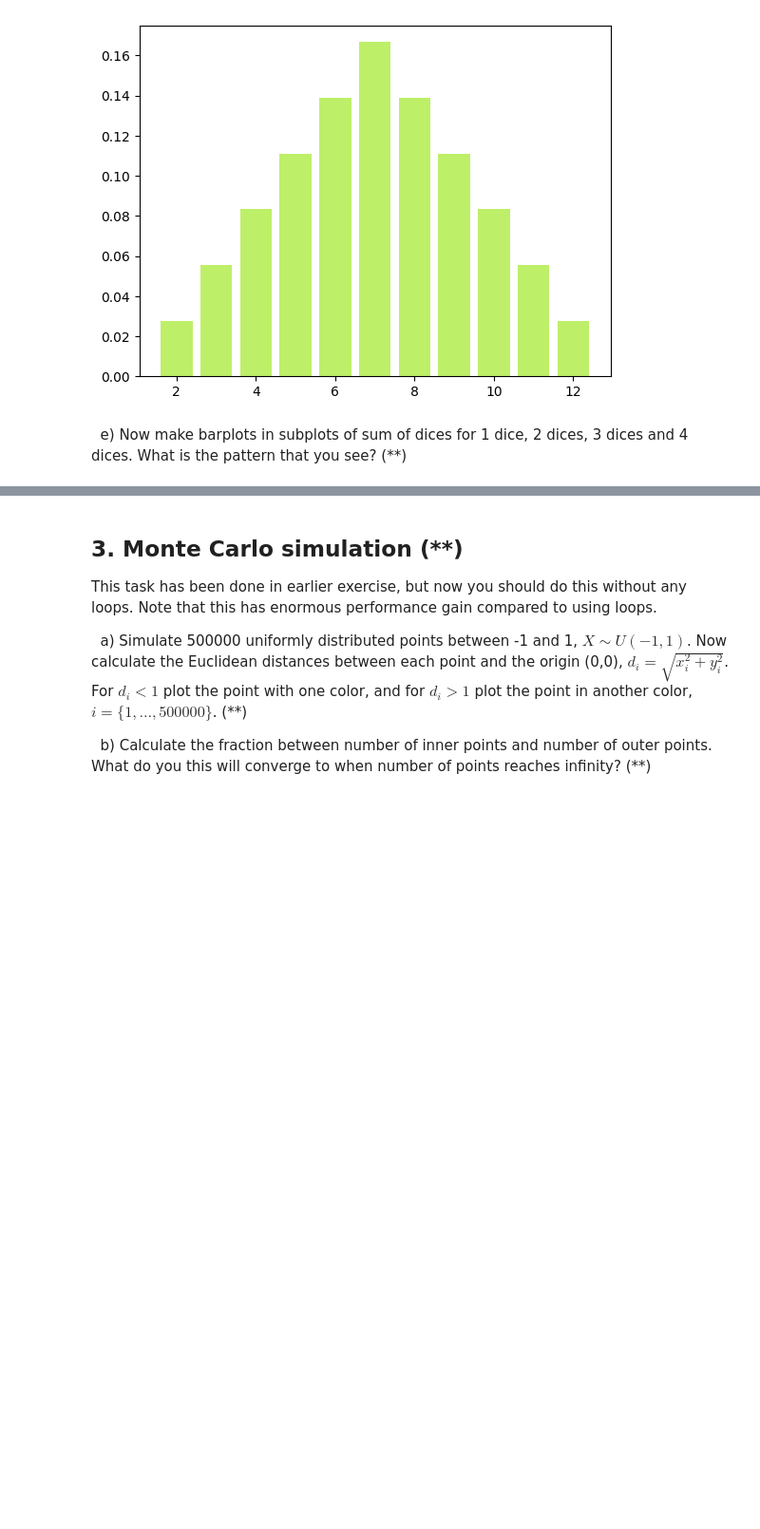
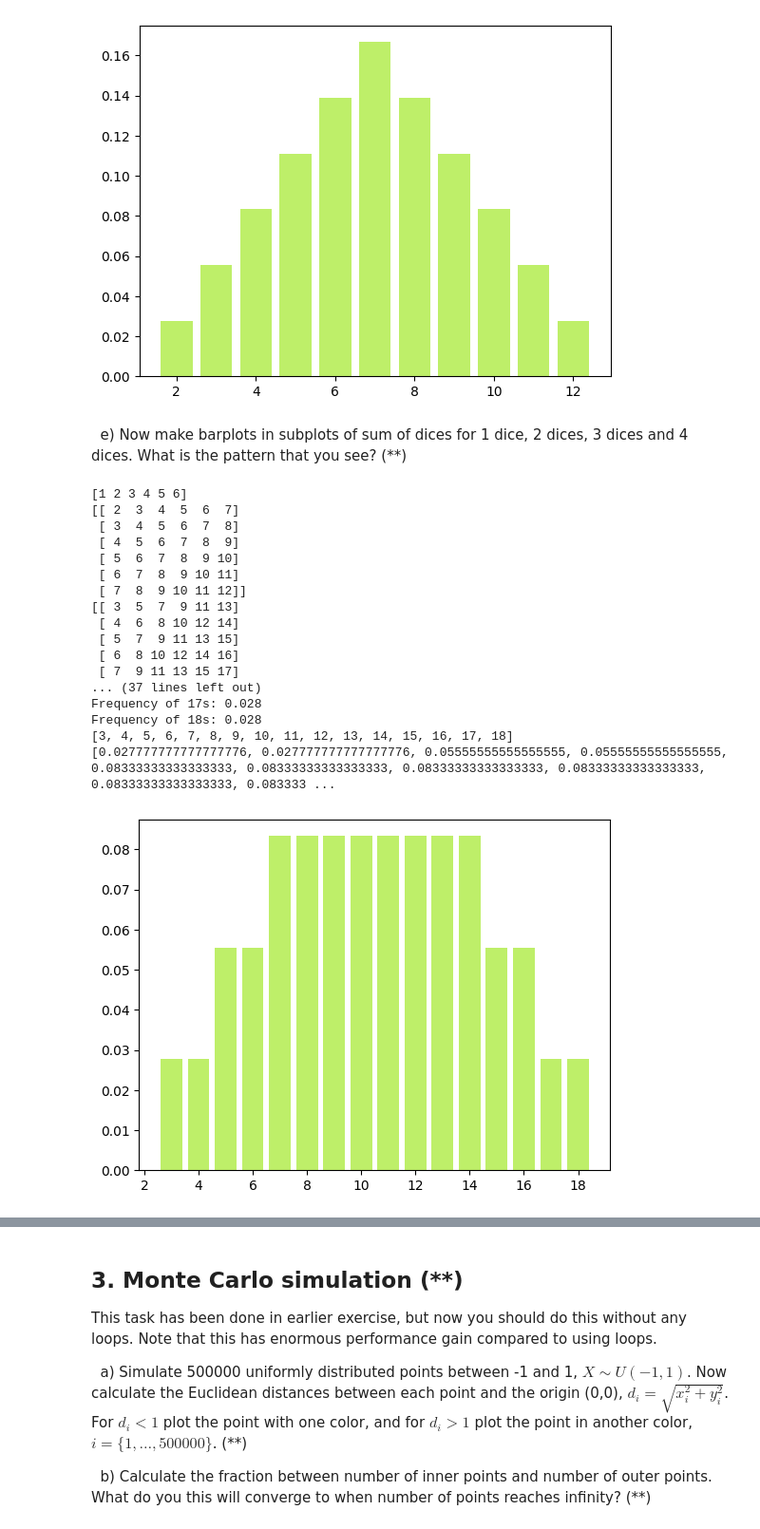
Before and after one commit to Andreas-Svensson/python, a Jupyter notebook: Exercises/E10-numpy.ipynb, the cells around one changed output, grey strips where cells are left out. Shown at 95% size. Drawn from its saved outputs; the diff is of its cells as text; code cells hidden in the pictures; blank space fills up the shorter version.

```diff
--- a/Exercises/E10-numpy.ipynb
+++ b/Exercises/E10-numpy.ipynb
@@ -169,0 +168,60 @@ print(frequencies)
+# %%
+dice1 = np.arange(1, 7)
+dice2 = np.arange(1, 7)
+dice3 = np.arange(1, 7)
+dice4 = np.arange(1, 7)
+
+dice2.shape = 6, 1
+
+one_dice = dice1
+two_dice = (dice1 + dice2)
+three_dice = (dice1 + dice2 + dice3)
+four_dice = (dice1 + dice2 + dice3 + dice4)
+
+print(one_dice)
+print(two_dice)
+print(three_dice)
+print(four_dice)
+
+matrix = dice1 + dice2 + dice3 #NOTE 3
+count = {i: np.count_nonzero(matrix == i) for i in range(matrix.min(), matrix.max() + 1)}
+sum_values = 0
+
+for key, value in count.items():
+    print(f"{key}s: {value}")
+    sum_values += value
+
+values = []
+frequencies = []
+
+for key, value in count.items():
+    print(f"Frequency of {key}s: {value / sum_values:.3f}")
+    values.append(key)
+    frequencies.append(value / sum_values)
+
+import matplotlib.pyplot as plt
+
+for i in range(len(values)):
+    plt.bar(values, frequencies, color = "#BEEF69")
+
+print(values)
+print(frequencies)
+# %% [output]
+[1 2 3 4 5 6]
+[[ 2  3  4  5  6  7]
+ [ 3  4  5  6  7  8]
+ [ 4  5  6  7  8  9]
+ [ 5  6  7  8  9 10]
+ [ 6  7  8  9 10 11]
+ [ 7  8  9 10 11 12]]
+[[ 3  5  7  9 11 13]
+ [ 4  6  8 10 12 14]
+ [ 5  7  9 11 13 15]
+ [ 6  8 10 12 14 16]
+ [ 7  9 11 13 15 17]
+... (37 lines left out)
+Frequency of 17s: 0.028
+Frequency of 18s: 0.028
+[3, 4, 5, 6, 7, 8, 9, 10, 11, 12, 13, 14, 15, 16, 17, 18]
+[0.027777777777777776, 0.027777777777777776, 0.05555555555555555, 0.05555555555555555, 0.08333333333333333, 0.08333333333333333, 0.08333333333333333, 0.08333333333333333, 0.08333333333333333, 0.083333 ...
+[figure, added]
```
Also changed, not shown: parts of 2 cells of this notebook.
